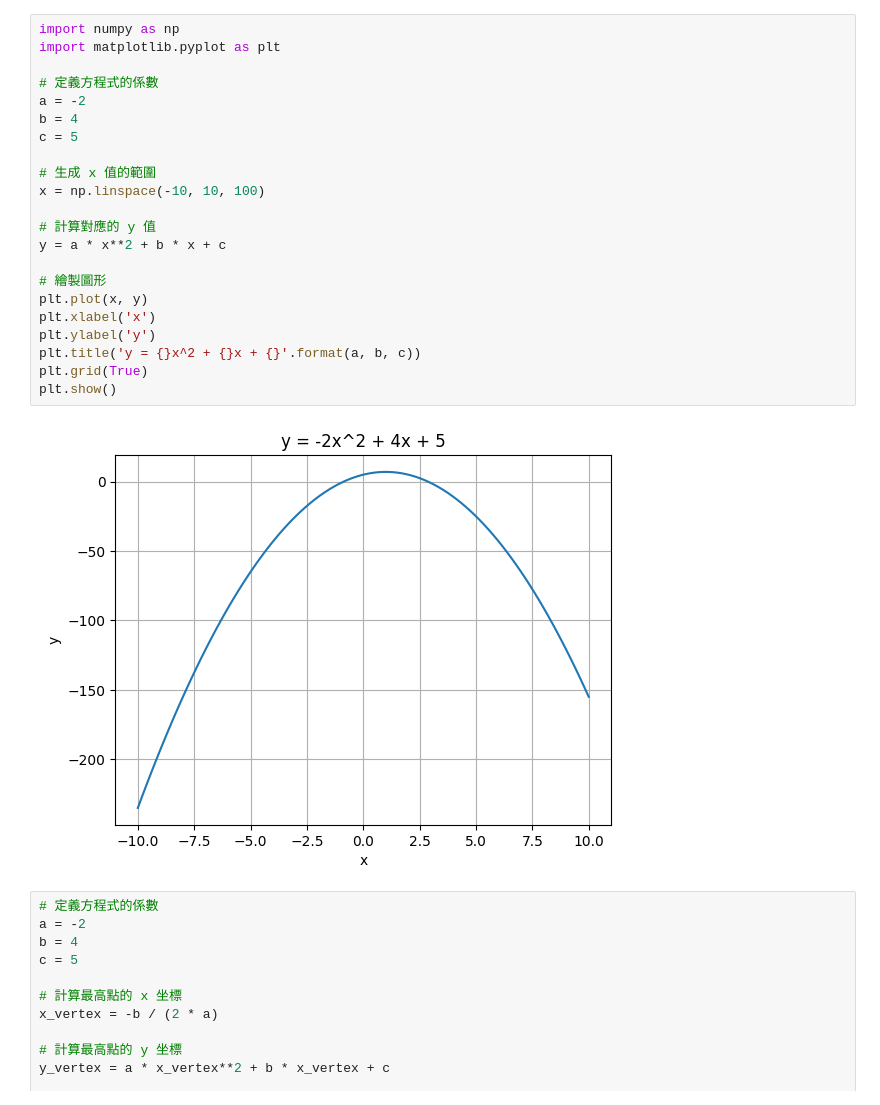
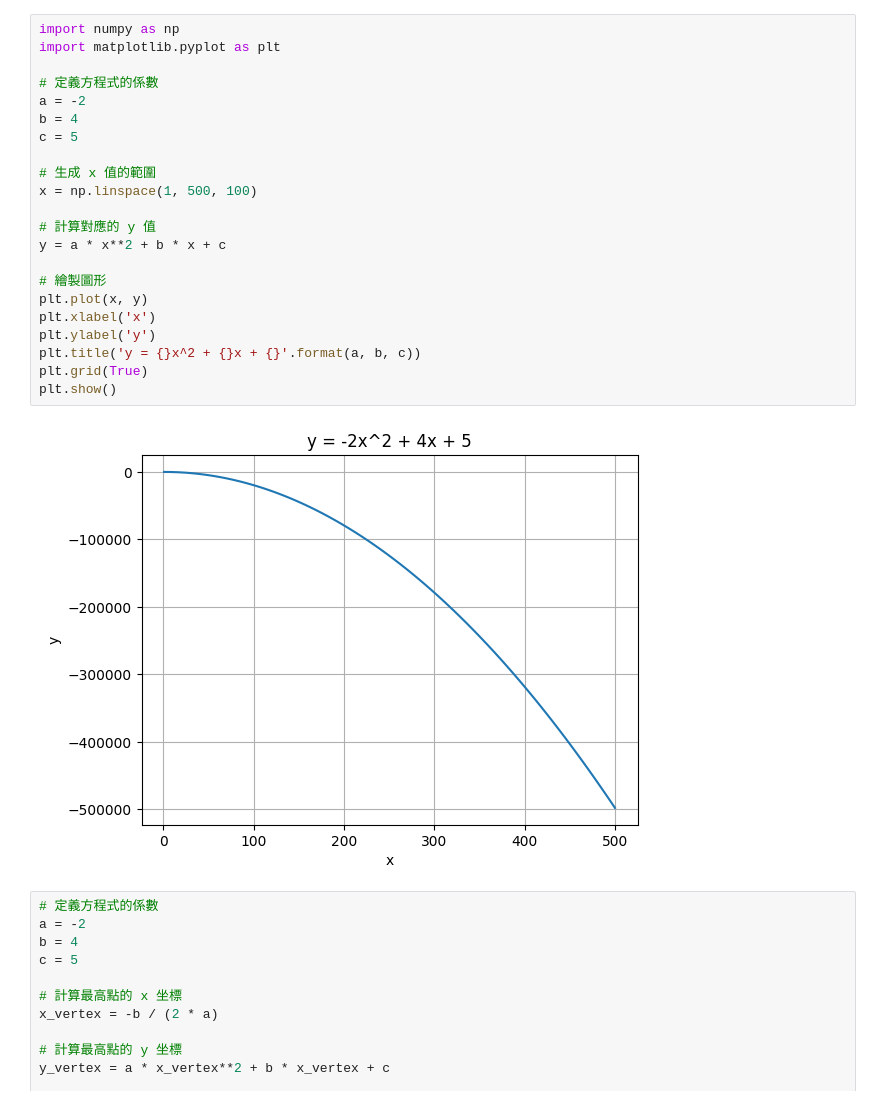
Before and after one commit to msbbi/homework, a Jupyter notebook: 作業五.ipynb, the cells around one changed output. Saved outputs shown, nothing was run; the diff lists cells and outputs as text.

```diff
--- a/作業五.ipynb
+++ b/作業五.ipynb
@@ -18,27 +3,27 @@ Requirement already satisfied: six>=1.5 in /usr/local/lib/python3.10/dist-packag
 # %%
 import numpy as np
 import matplotlib.pyplot as plt
 
 # 定義方程式的係數
 a = -2
 b = 4
 c = 5
 
 # 生成 x 值的範圍
-x = np.linspace(-10, 10, 100)
+x = np.linspace(1, 500, 100)
 
 # 計算對應的 y 值
 y = a * x**2 + b * x + c
 
 # 繪製圖形
 plt.plot(x, y)
 plt.xlabel('x')
 plt.ylabel('y')
 plt.title('y = {}x^2 + {}x + {}'.format(a, b, c))
 plt.grid(True)
 plt.show()
 # %% [output]
-[figure, old version]
+[figure, new version]
 # %%
 # 定義方程式的係數
 a = -2
```
Also changed, not shown: parts of 1 cell of this notebook.
